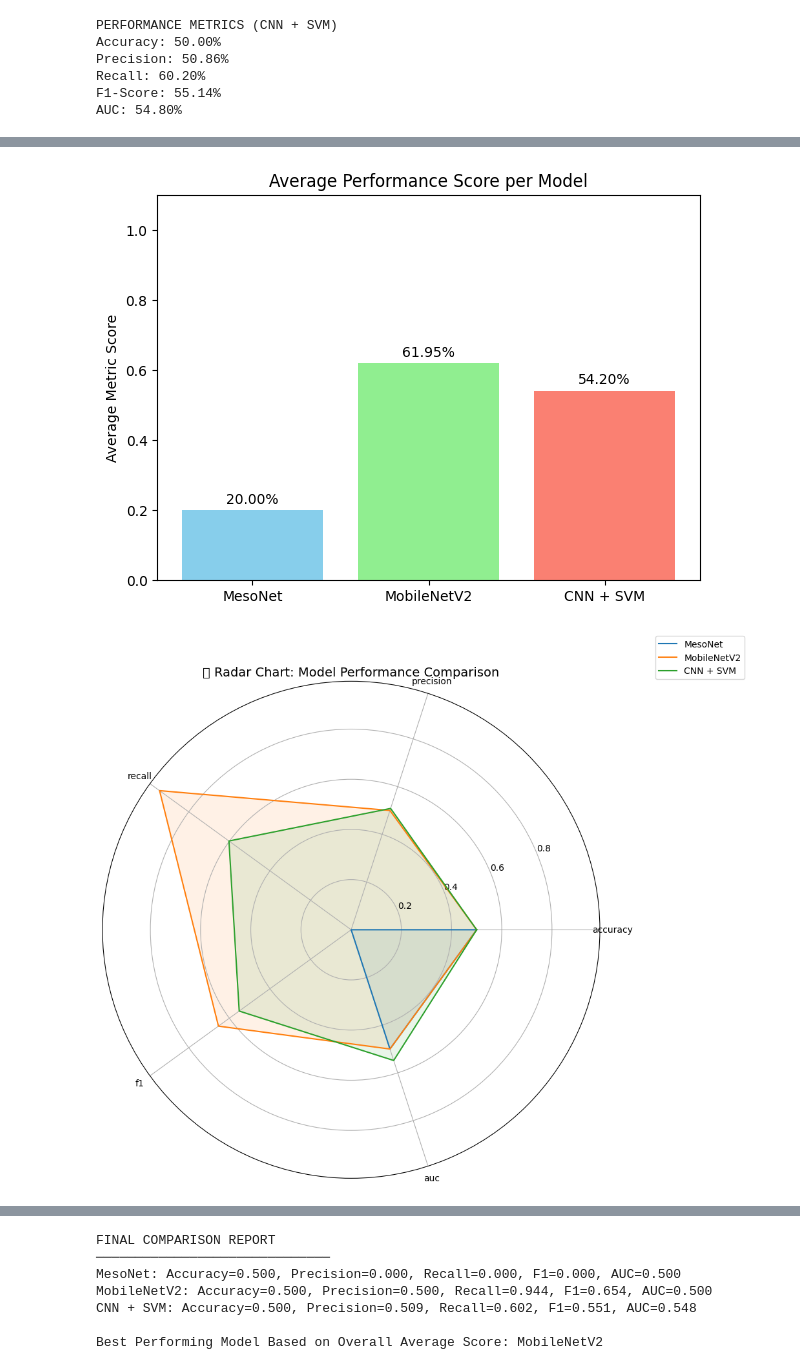
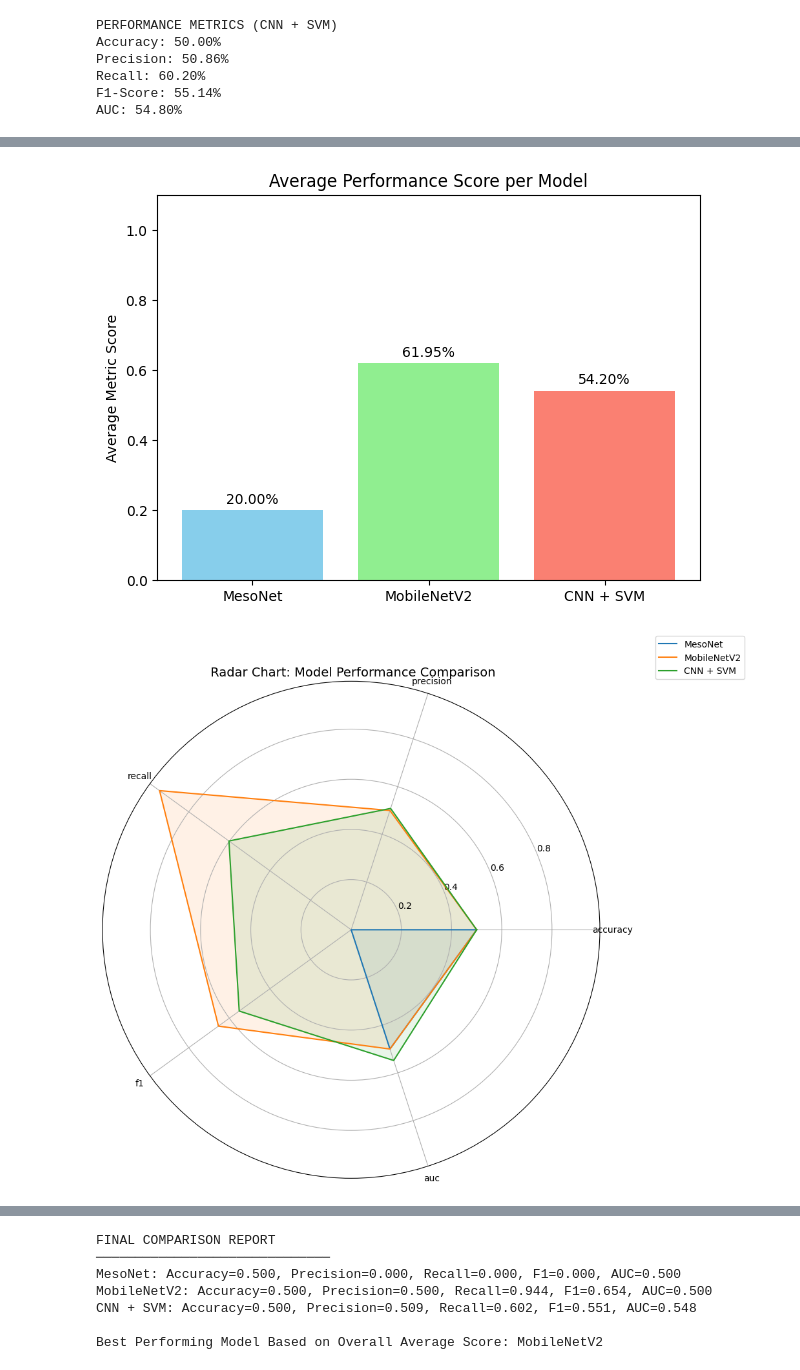
Before and after one commit to Nandhinimh/DEEPFAKE_DETECTION, a Jupyter notebook: CNN.ipynb, the cells around one changed output, grey strips where cells are left out. Drawn from its saved outputs; the diff is of its cells as text; code cells hidden in the pictures.

```diff
--- a/CNN.ipynb
+++ b/CNN.ipynb
@@ -425,38 +425,38 @@ for model in results_df.index:
 
 ax.set_xticks(angles[:-1])
 ax.set_xticklabels(metrics)
-plt.title("🕸️ Radar Chart: Model Performance Comparison", size=14)
+plt.title(" Radar Chart: Model Performance Comparison", size=14)
 plt.legend(loc='upper right', bbox_to_anchor=(1.3, 1.1))
 plt.show()
 
 
 # 4.PIE CHART – Contribution of Each Model to Overall Performance
 
 total_perf = avg_scores / avg_scores.sum()
 plt.figure(figsize=(6,6))
 plt.pie(total_perf, labels=avg_scores.index, autopct='%1.1f%%', colors=['skyblue','lightgreen','salmon'])
 plt.title("Overall Model Performance Share")
 plt.show()
 
 
 # 5. FINAL CONCLUSION REPORT
 
 best_model = avg_scores.idxmax()
 print("FINAL COMPARISON REPORT")
 print("──────────────────────────────")
 for model in results_df.index:
     print(f"{model}: Accuracy={results_df.loc[model,'accuracy']:.3f}, Precision={results_df.loc[model,'precision']:.3f}, Recall={results_df.loc[model,'recall']:.3f}, F1={results_df.loc[model,'f1']:.3f}, AUC={results_df.loc[model,'auc']:.3f}")
 
 print("\nBest Performing Model Based on Overall Average Score:", best_model)
 # %% [output]
 MODEL PERFORMANCE SUMMARY
 |  | accuracy | precision | recall | f1 | auc |
 | MesoNet | 0.5 | 0.000000 | 0.000000 | 0.000000 | 0.500000 |
 | MobileNetV2 | 0.5 | 0.500000 | 0.943627 | 0.653650 | 0.500000 |
 | CNN + SVM | 0.5 | 0.508621 | 0.602041 | 0.551402 | 0.548035 |
 [figure]
 [figure]
-[figure, old version]
+[figure, new version]
 [figure]
 FINAL COMPARISON REPORT
 ──────────────────────────────
```
